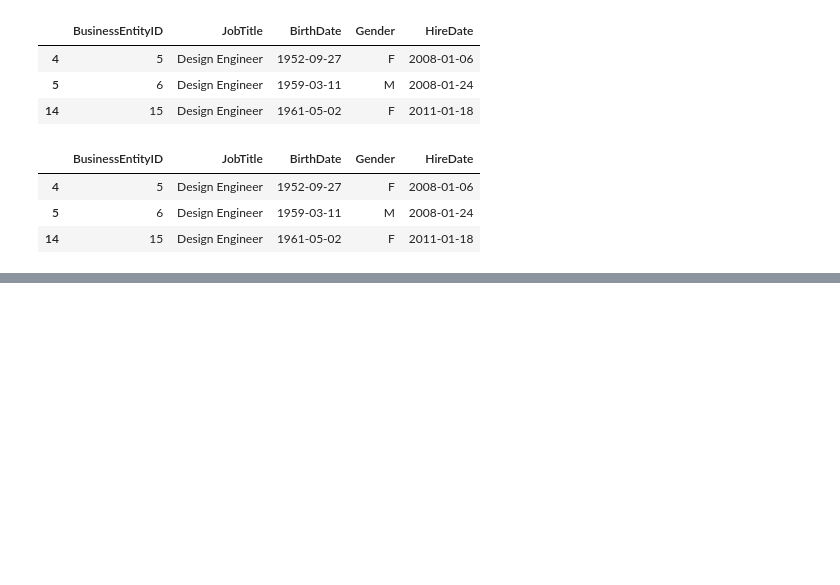
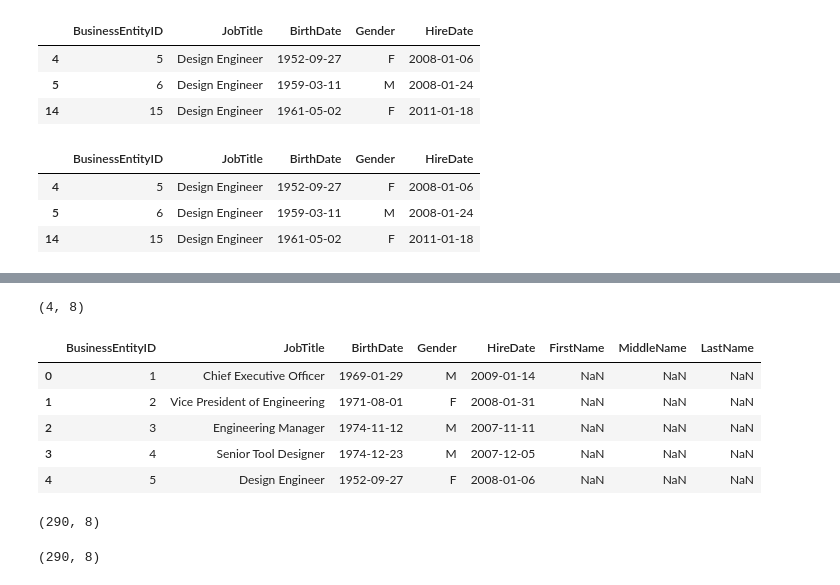
Before and after one commit to JonathanPollyn/Python-Data-Analysis, a Jupyter notebook: NumPy and Pandas/Understanding Pandas DataFrame.ipynb, the cells around one changed output, grey strips where cells are left out. Saved outputs shown, nothing was run; the diff lists cells and outputs as text; code cells hidden in the pictures; blank space fills up the shorter version.

```diff
--- a/NumPy and Pandas/Understanding Pandas DataFrame.ipynb
+++ b/NumPy and Pandas/Understanding Pandas DataFrame.ipynb
@@ -208,0 +275,28 @@ sql_df[sql_df['JobTitle']=='Design Engineer']
+# %%
+ # Check the shape of the data
+inner_df.shape
+# %% [output]
+(4, 8)
+# %%
+# Join the Excel df with the SQL df - using left join
+left_df = pd.merge(sql_df,excel_df, how='left', on='BusinessEntityID')
+# %%
+# View the data
+left_df.head()
+# %% [output]
+|  | BusinessEntityID | JobTitle | BirthDate | Gender | HireDate | FirstName | MiddleName | LastName |
+| 0 | 1 | Chief Executive Officer | 1969-01-29 | M | 2009-01-14 | NaN | NaN | NaN |
+| 1 | 2 | Vice President of Engineering | 1971-08-01 | F | 2008-01-31 | NaN | NaN | NaN |
+| 2 | 3 | Engineering Manager | 1974-11-12 | M | 2007-11-11 | NaN | NaN | NaN |
+| 3 | 4 | Senior Tool Designer | 1974-12-23 | M | 2007-12-05 | NaN | NaN | NaN |
+| 4 | 5 | Design Engineer | 1952-09-27 | F | 2008-01-06 | NaN | NaN | NaN |
+# %%
+# Check the shape of the data
+left_df.shape
+# %% [output]
+(290, 8)
+# %%
+# Check the shape of the data
+left_df.shape
+# %% [output]
+(290, 8)
```
Also changed, not shown: parts of 15 cells of this notebook, 1 other file.
